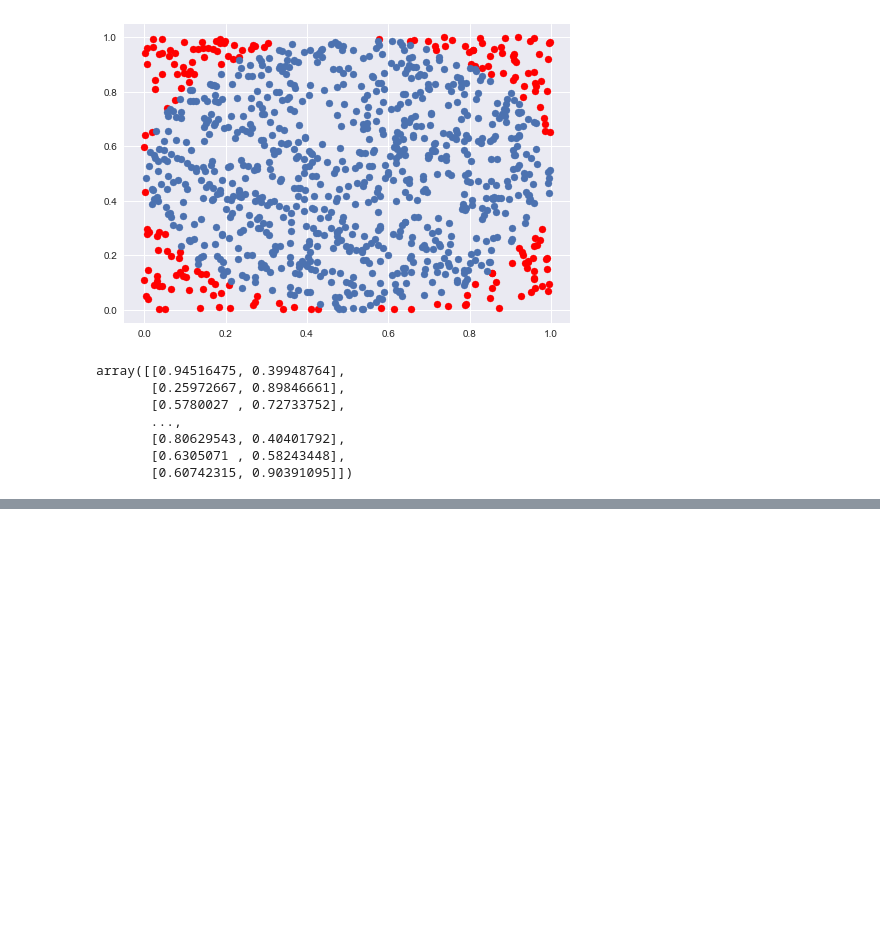
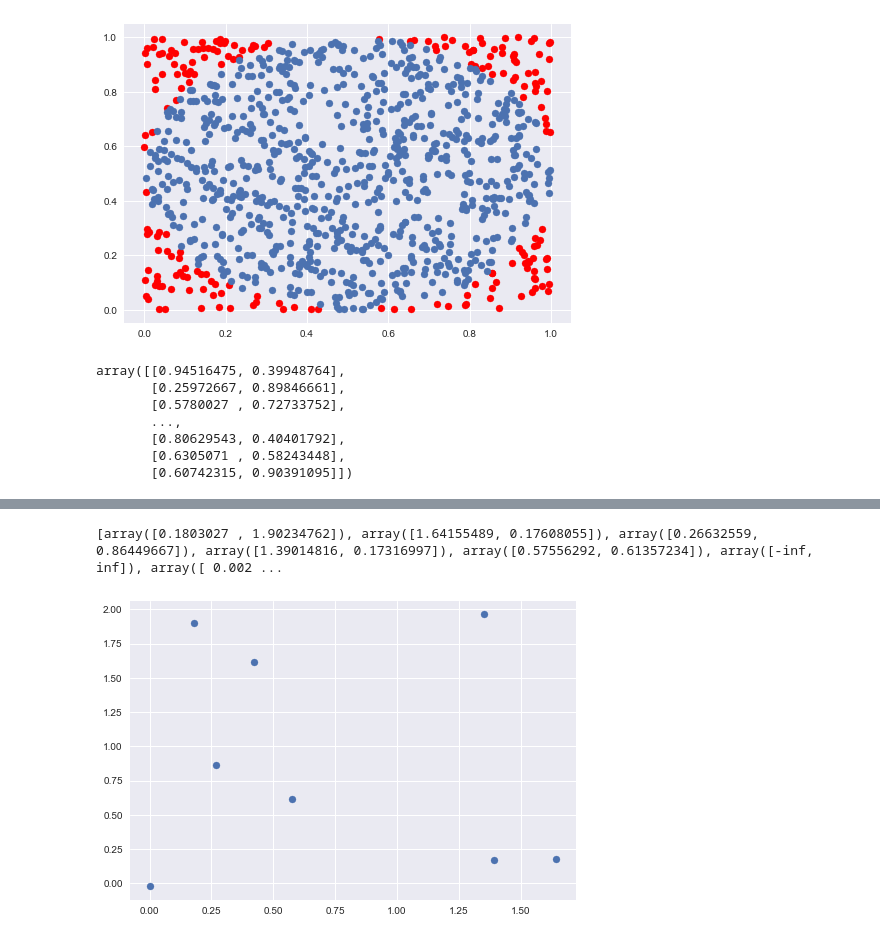
Before and after one commit to Israel0545488592/NeuralComputing2, a Jupyter notebook: Main_program .ipynb, the cells around one changed output, grey strips where cells are left out. Cells and saved outputs as stored; diff of their text form; code cells hidden in the pictures; blank space fills up the shorter version.

```diff
--- a/Main_program .ipynb
+++ b/Main_program .ipynb
@@ -69,0 +43,4 @@ model.display()
+# %%
+data = np.random.uniform(-1, 1, (1000, 2))
+data = data[np.where(data[:, 0]**2 + data[:, 1]**2 <= 1)]
+DataFrame([data[:, 0], data[:, 1]]).T.rename(columns = {0: 'x', 1:'y'})
@@ -69,0 +61,13 @@ model.display()
+# %%
+som = SOM((10,), 0.7)
+som.train(data, (-0.1, 0.1))
+
+x = [c.loc[0] for c in som.cen]
+y = [c.loc[1] for c in som.cen]
+
+print([c.get_loc() for c in som.cen])
+plt.scatter(x, y)
+plt.show()
+# %% [output]
+[array([0.1803027 , 1.90234762]), array([1.64155489, 0.17608055]), array([0.26632559, 0.86449667]), array([1.39014816, 0.17316997]), array([0.57556292, 0.61357234]), array([-inf,  inf]), array([ 0.002 ...
+[figure, added]
```
Also changed, not shown: parts of 5 cells of this notebook, 1 other file.
